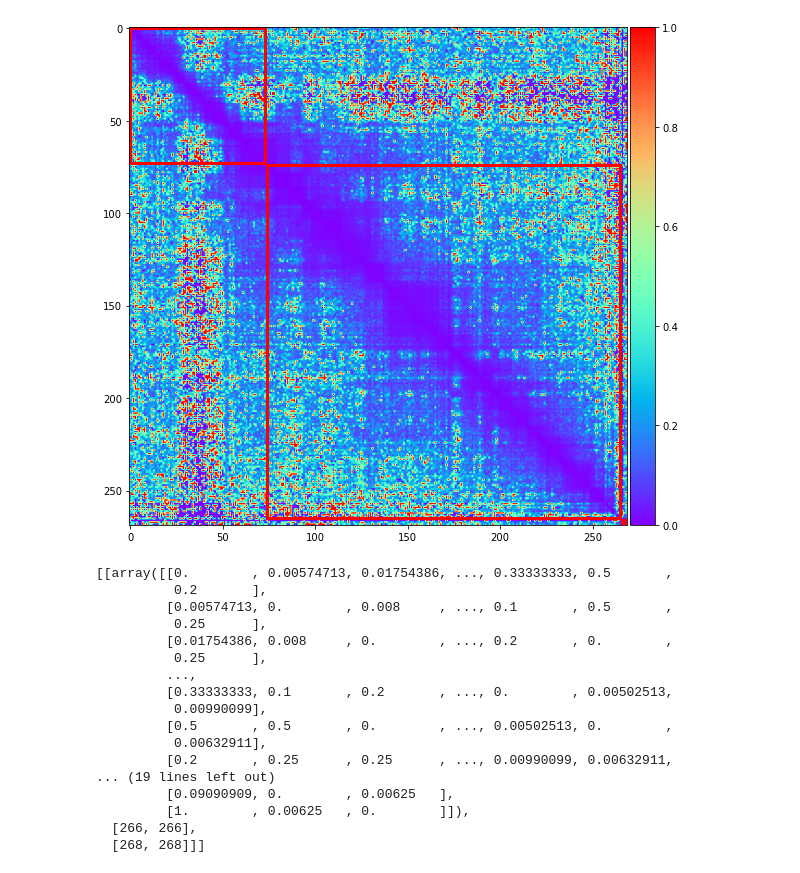
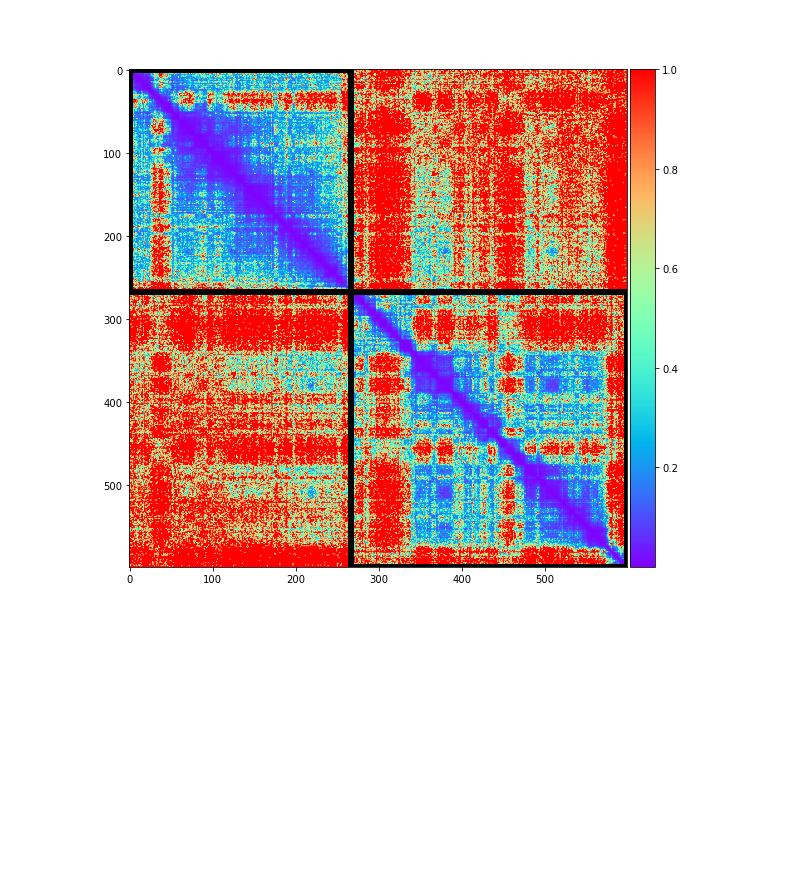
Before and after one commit to Nik212/chromatin-reconstruction, a Jupyter notebook: src/clustering.ipynb, the cells around one changed output. Drawn from its saved outputs; the diff is of its cells as text; code cells hidden in the pictures; blank space fills up the shorter version.

Commit message:
clustering added;renamed files

```diff
--- a/src/clustering.ipynb
+++ b/src/clustering.ipynb
@@ -125,12 +34,0 @@ import matplotlib.patches as patches
-# %%
-def merge_clusters(C, clusters, i1, i2):
-    assert i2 - i1 == 1
-    c1 = clusters[i1]
-    c2 = clusters[i2]
-
-    c1_left_x = c1[1][0]
-    c1_left_y = c1[1][1]
-
-    c2_right_x = c2[2][0]
-    c2_right_y = c2[2][1]
-    return [C[c1_left_x:c2_right_x+1, c1_left_y:c2_right_y+1], [c1_left_x,  c1_left_y], [c2_right_x, c2_right_y]]
@@ -201,25 +34,0 @@ def clusterize_C(C, depth, color_norm):
-# %%
-inverse_C = 1/C
-inverse_C[inverse_C == np.inf] = 0
-clusterize_C(inverse_C[:269, :269],
-             depth =3,
-             color_norm=colors.Normalize(inverse_C.min(), inverse_C.max()))
-# %% [output]
-[figure, removed]
-[[array([[0.        , 0.00574713, 0.01754386, ..., 0.33333333, 0.5       ,
-          0.2       ],
-         [0.00574713, 0.        , 0.008     , ..., 0.1       , 0.5       ,
-          0.25      ],
-         [0.01754386, 0.008     , 0.        , ..., 0.2       , 0.        ,
-          0.25      ],
-         ...,
-         [0.33333333, 0.1       , 0.2       , ..., 0.        , 0.00502513,
-          0.00990099],
-         [0.5       , 0.5       , 0.        , ..., 0.00502513, 0.        ,
-          0.00632911],
-         [0.2       , 0.25      , 0.25      , ..., 0.00990099, 0.00632911,
-... (19 lines left out)
-         [0.09090909, 0.        , 0.00625   ],
-         [1.        , 0.00625   , 0.        ]]),
-  [266, 266],
-  [268, 268]]]
@@ -225,0 +77,2 @@ clusterize_C(inverse_C[:269, :269],
+# %% [markdown]
+###
@@ -225,0 +154,38 @@ clusterize_C(inverse_C[:269, :269],
+# %%
+m = 599
+inverse = True
+depth = 2
+use_log = False
+initial_cluster_size = 1
+if inverse:
+    def measure(merged_clusters, c1, c2):
+        return -(np.mean(merged_clusters[0]) - np.mean(c1[0]) - np.mean(c2[0]))
+    inverse_C = 1/C
+    inverse_C[inverse_C == np.inf] = 1
+    clusters = clusterize(inverse_C [:m, :m],
+             depth = depth,
+             initial_cluster_size = initial_cluster_size,
+             measure = measure,
+             criterion = np.argmin,
+             color_norm= colors.Normalize(inverse_C.min(), inverse_C.max()))
+else:
+    def measure(merged_clusters, c1, c2):
+        return np.mean(merged_clusters[0]) - np.mean(c1[0]) - np.mean(c2[0])
+    if use_log:
+        log_data = np.log(C)
+        log_data[log_data == -np.inf] = 0.0
+        clusters = clusterize(log_data[:m, :m],
+                depth = depth,
+                initial_cluster_size = initial_cluster_size,
+                measure = measure,
+                criterion = np.argmax,
+                color_norm= colors.LogNorm())
+    else:
+        clusters = clusterize(C[:m, :m],
+                depth = depth,
+                initial_cluster_size = initial_cluster_size,
+                measure = measure,
+                criterion = np.argmax,
+                color_norm= colors.LogNorm())
+# %% [output]
+[figure, added]
```
Also changed, not shown: parts of 10 cells of this notebook, 4 other files.
